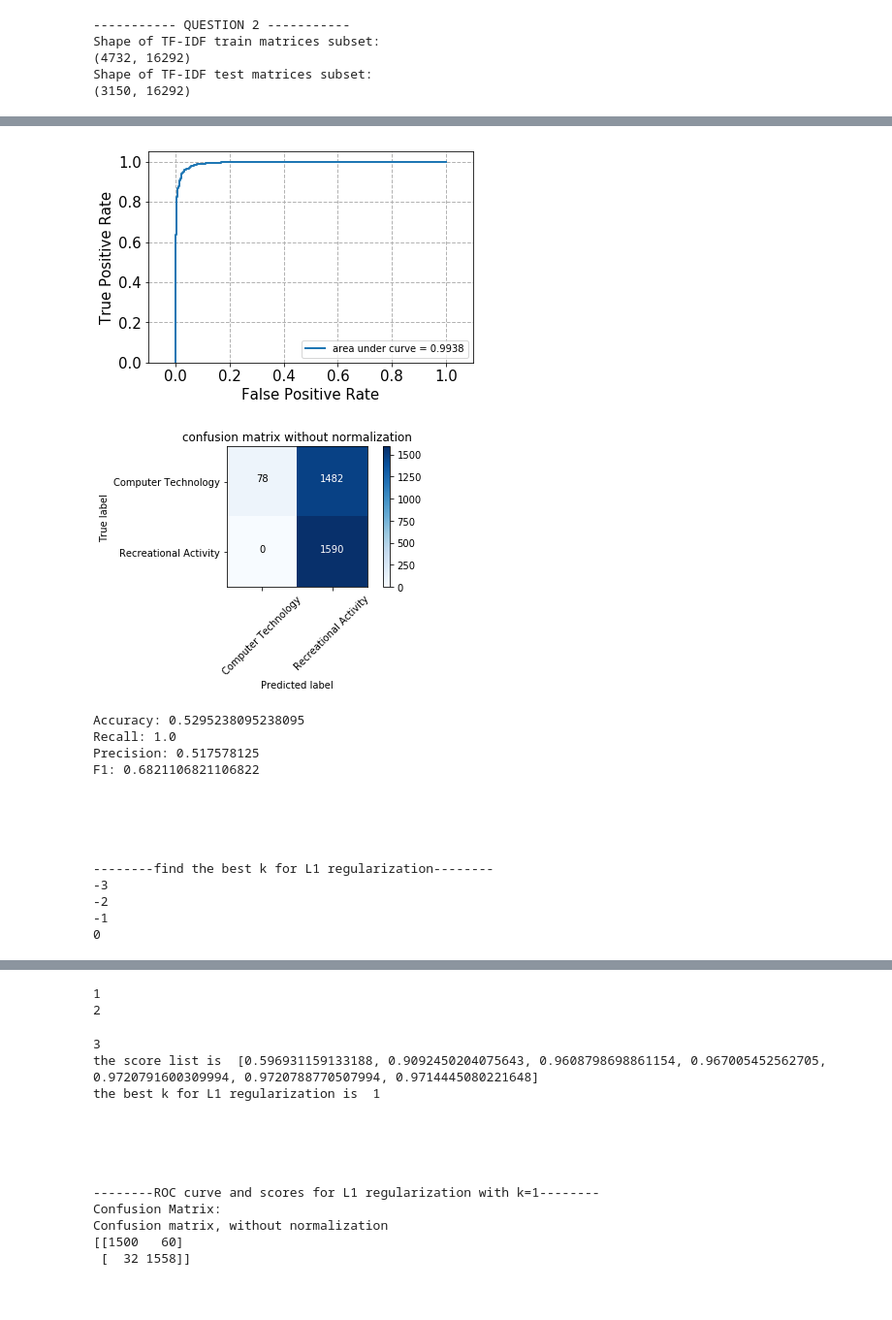
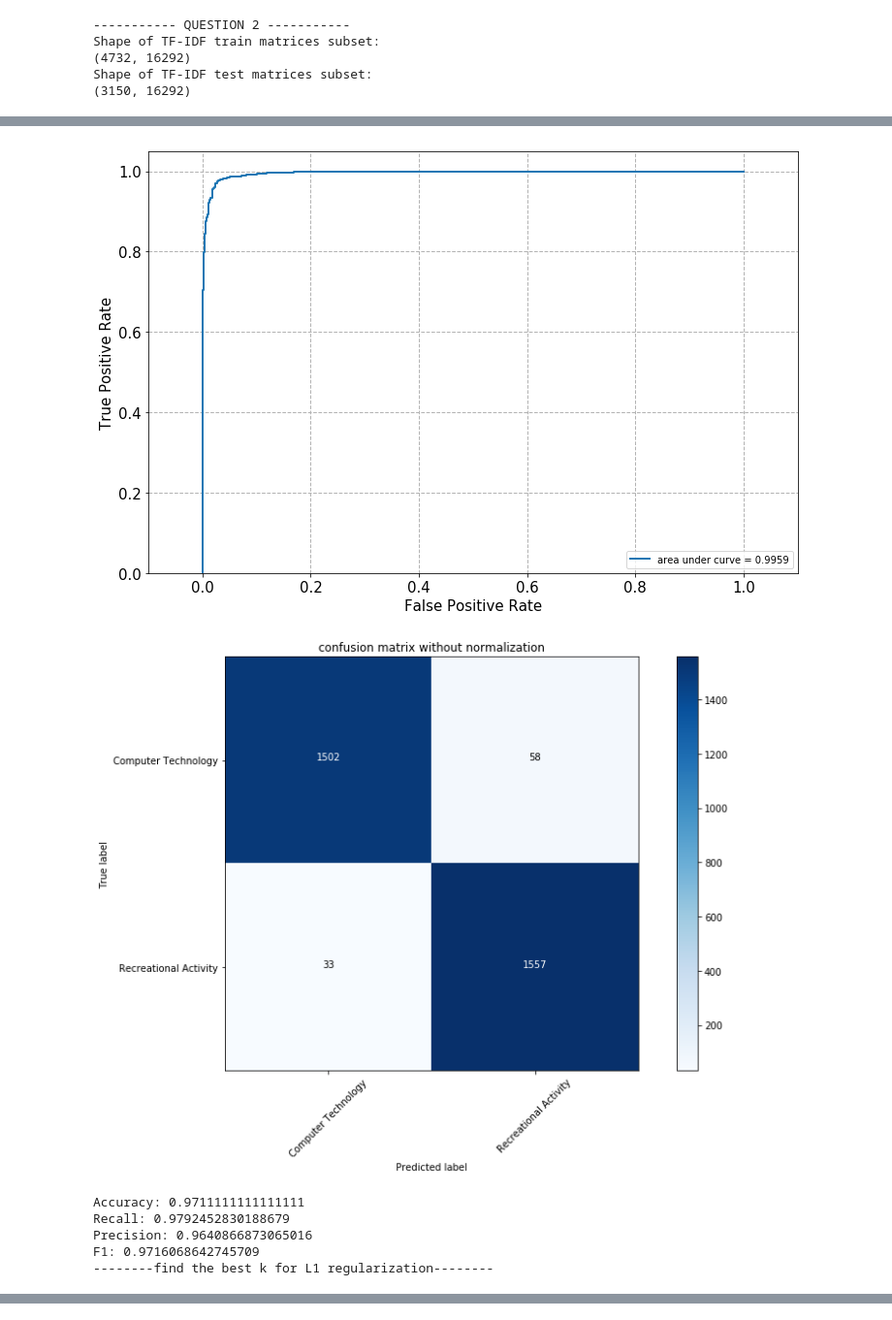
Before and after one commit to superAX/Classifcation-Analysis-on-Textual-Data, a Jupyter notebook: EE219_Project1.ipynb, the cells around one changed output, grey strips where cells are left out. Shown at 97% size. Saved outputs shown, nothing was run; the diff lists cells and outputs as text; code cells hidden in the pictures.

```diff
--- a/EE219_Project1.ipynb
+++ b/EE219_Project1.ipynb
@@ -150,35 +150,19 @@ print(X_train_NMF.shape)
 print(X_test_NMF.shape)
 
 # compare LSI & NMF
-# for LSI
-
 # for NMF
 H = nmf.components_
-sum_train_NMF = np.sum(np.array(X_train_tfidf - X_train_NMF.dot(H))**2)
-sum_test_NMF = np.sum(np.array(X_test_tfidf - X_test_NMF.dot(H))**2)
+sum_train_NMF = np.sum(np.square(X_train_tfidf - X_train_NMF.dot(H)))
+sum_test_NMF = np.sum(np.square(X_test_tfidf - X_test_NMF.dot(H)))
 print(sum_train_NMF)
 print(sum_test_NMF)
 
-
-# Plot ROC, for q4, q5, q6
-def plot_roc(fpr, tpr):
-    fig, ax = plt.subplots()
-
-    roc_auc = auc(fpr,tpr)
-
-    ax.plot(fpr, tpr, lw=2, label= 'area under curve = %0.4f' % roc_auc)
-
-    ax.grid(color='0.7', linestyle='--', linewidth=1)
-
-    ax.set_xlim([-0.1, 1.1])
-    ax.set_ylim([0.0, 1.05])
-    ax.set_xlabel('False Positive Rate',fontsize=15)
-    ax.set_ylabel('True Positive Rate',fontsize=15)
-
-    ax.legend(loc="lower right")
-
-    for label in ax.get_xticklabels()+ax.get_yticklabels():
-        label.set_fontsize(15)
+# for LSI
+VT = lsi.components_
+sum_train_LSI = np.sum(np.square(X_train_tfidf - X_train_LSI.dot(VT)))
+sum_test_LSI = np.sum(np.square(X_test_tfidf - X_test_LSI.dot(VT)))
+print(sum_train_LSI)
+print(sum_test_LSI)
 # %% [output]
 ----------- QUESTION 3 -----------
 (4732, 50)
@@ -381,25 +367,20 @@ def logistic_train_plot_score(clf):
 
 # ROC curve and scores for logistic regression without regularization
 print("--------ROC curve and scores without regularization--------")
-clf_logistic = LogisticRegression(C=0.00000000001,random_state=42)
+clf_logistic = LogisticRegression(C=10**8,random_state=42)
 logistic_train_plot_score(clf_logistic)
-print('\n\n\n\n')
-
-
 
 # 5-fold cross validation to find the best C for L1 regularization and L2 regularization
 def score_with_k(pen):
     score_list = []
     k_list = range(-3,4)
     for k in k_list:
-        print(k)
         clf = LogisticRegression(penalty=pen, C=10**k, random_state=42)
         cv = ShuffleSplit(n_splits=5, test_size=0.2, random_state=42)
         scores = cross_val_score(clf, X_train_LSI, y_train, cv=cv, scoring='f1_macro')
         avg_score = np.average(scores)
         score_list.append(avg_score)
     print("the score list is ",score_list)
-
     best_k_loc = np.argmax(score_list)
     best_k = k_list[best_k_loc]
     return best_k
@@ -437,16 +418,7 @@ Confusion matrix, without normalization
-[figure, old version]
+[figure, new version]
-[figure, old version]
+[figure, new version]
-Accuracy: 0.5295238095238095
-Recall: 1.0
-Precision: 0.517578125
-F1: 0.6821106821106822
-
-
-
-
-
+Accuracy: 0.9711111111111111
+Recall: 0.9792452830188679
+Precision: 0.9640866873065016
+F1: 0.9716068642745709
 --------find the best k for L1 regularization--------
--3
--2
--1
-0
@@ -468,15 +466,0 @@ the best k for L1 regularization is  1
-1
-2
-3
-the score list is  [0.596931159133188, 0.9092450204075643, 0.9608798698861154, 0.967005452562705, 0.9720791600309994, 0.9720788770507994, 0.9714445080221648]
-the best k for L1 regularization is  1
-
-
-
-
-
---------ROC curve and scores for L1 regularization with k=1--------
-Confusion Matrix:
-Confusion matrix, without normalization
-[[1500   60]
- [  32 1558]]
```
Also changed, not shown: parts of 8 cells of this notebook.
